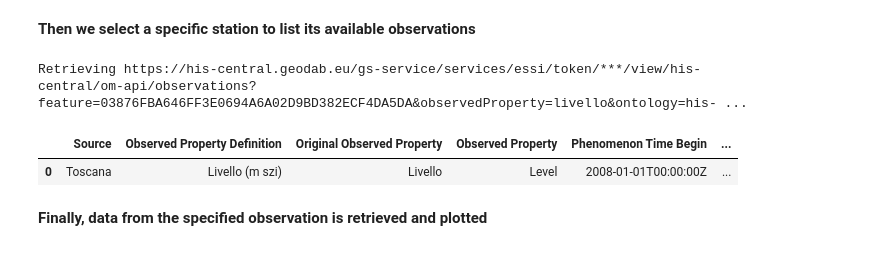
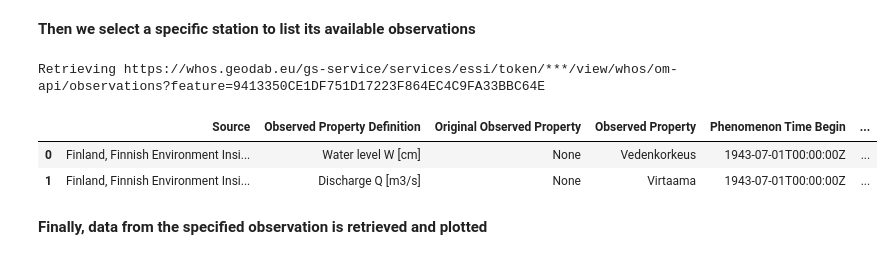
Before and after one commit to ESSI-Lab-github/dab-pynb, a Jupyter notebook: dab_demo_whos.ipynb, the cells around one changed output. Saved outputs shown, nothing was run; the diff lists cells and outputs as text; code cells hidden in the pictures.

```diff
--- a/dab_demo_whos.ipynb
+++ b/dab_demo_whos.ipynb
@@ -18,9 +18,9 @@ from google.colab import userdata
 import requests
 
 
-token = userdata.get('token-his-central')
-view = 'his-central'
-baseURL = 'https://his-central.geodab.eu/gs-service/services/essi/token/'
+token = userdata.get('token-whos')
+view = 'whos'
+baseURL = 'https://whos.geodab.eu/gs-service/services/essi/token/'
 
 apiURL = baseURL + token + '/view/' + view + '/om-api/'
 # %%
@@ -44,6 +44,6 @@ observedProperty = ""
 ontology = ""
 # %%
 # observed property
-observedProperty = "&observedProperty="+urllib.parse.quote("livello")
-ontology="&ontology=his-central"
+#observedProperty = "&observedProperty="+urllib.parse.quote("discharge")
+#ontology="&ontology=whos"
 # %% [markdown]
@@ -51,9 +51,9 @@ ontology="&ontology=his-central"
 # %%
-# Tuscany example
-south = 42.425
-west = 9.844
-north = 43.981
-east = 11.625
+# Finland example
+south = 60.347
+west = 22.438
+north = 60.714
+east = 23.012
 
 bbox = "&west="+str(west)+"&south="+str(south)+"&east="+str(east)+"&north="+str(north)
 # %%
@@ -126,57 +123,60 @@ Retrieving https://his-central.geodab.eu/gs-service/services/essi/token/***/view
 # %% [markdown]
 **Then we select a specific station to list its available observations**
 # %%
-# feature of Tuscany
+# feature of Finland
 
-featureId = "03876FBA646FF3E0694A6A02D9BD382ECF4DA5DA"
+featureId = "9413350CE1DF751D17223F864EC4C9FA33BBC64E"
 # %%
 
-url = apiURL +"observations?feature="+featureId+observedProperty+ontology+bbox
+url = apiURL +"observations?feature="+featureId
 print("Retrieving "+obfuscate_token(url,token))
 response = requests.get(url)
 if response.status_code == 200:
     # Parse the JSON response
     data = response.json()
-    #print(data)
 
     observations = []
     for observation in data['member']:
-        source = next(param['value'] for param in observation['parameter'] if param['name'] == 'source')
-        observed_property_definition = next(param['value'] for param in observation['parameter'] if param['name'] == 'observedPropertyDefinition')
-        original_observed_property = next(param['value'] for param in observation['parameter'] if param['name'] == 'originalObservedProperty')
+        source = next((param['value'] for param in observation['parameter'] if param['name'] == 'source'), None)
+        observed_property_definition = next((param['value'] for param in observation['parameter'] if param['name'] == 'observedPropertyDefinition'), None)
+        original_observed_property = next((param['value'] for param in observation['parameter'] if param['name'] == 'originalObservedProperty'), None)
         observed_property = observation['observedProperty']['title']
         phenomenon_time_begin = observation['phenomenonTime']['begin']
         phenomenon_time_end = observation['phenomenonTime']['end']
         feature_of_interest_href = observation['featureOfInterest']['href']
         observation_id = observation['id']
         observation_type = observation['type']
         uom = observation['result']['defaultPointMetadata']['uom']
-        interpolation_type = observation['result']['defaultPointMetadata']['interpolationType']['title']
+
+        # Safely get 'interpolationType' and its 'title'
+        interpolation_type_metadata = observation['result']['defaultPointMetadata'].get('interpolationType', {})
+        interpolation_type = interpolation_type_metadata.get('title', None)
 
         observations.append({
             'Source': source,
             'Observed Property Definition': observed_property_definition,
             'Original Observed Property': original_observed_property,
             'Observed Property': observed_property,
             'Phenomenon Time Begin': phenomenon_time_begin,
             'Phenomenon Time End': phenomenon_time_end,
             'Feature of Interest Href': feature_of_interest_href,
             'Observation ID': observation_id,
             'Observation Type': observation_type,
             'Unit of Measurement': uom,
             'Interpolation Type': interpolation_type
         })
 
     # Create a DataFrame for tabular display
     df = pd.DataFrame(observations)
 
     # Display the table
     display(df)
 
 else:
     print("HTTP GET request failed with status code:", response.status_code)
 # %% [output]
-Retrieving https://his-central.geodab.eu/gs-service/services/essi/token/***/view/his-central/om-api/observations?feature=03876FBA646FF3E0694A6A02D9BD382ECF4DA5DA&observedProperty=livello&ontology=his- ...
+Retrieving https://whos.geodab.eu/gs-service/services/essi/token/***/view/whos/om-api/observations?feature=9413350CE1DF751D17223F864EC4C9FA33BBC64E
 |  | Source | Observed Property Definition | Original Observed Property | Observed Property | Phenomenon Time Begin | ... |
-| 0 | Toscana | Livello (m szi) | Livello | Level | 2008-01-01T00:00:00Z | ... |
+| 0 | Finland, Finnish Environment Insi... | Water level W [cm] | None | Vedenkorkeus | 1943-07-01T00:00:00Z | ... |
+| 1 | Finland, Finnish Environment Insi... | Discharge Q [m3/s] | None | Virtaama | 1943-07-01T00:00:00Z | ... |
 # %%
```
Also changed, not shown: parts of 6 cells of this notebook.
